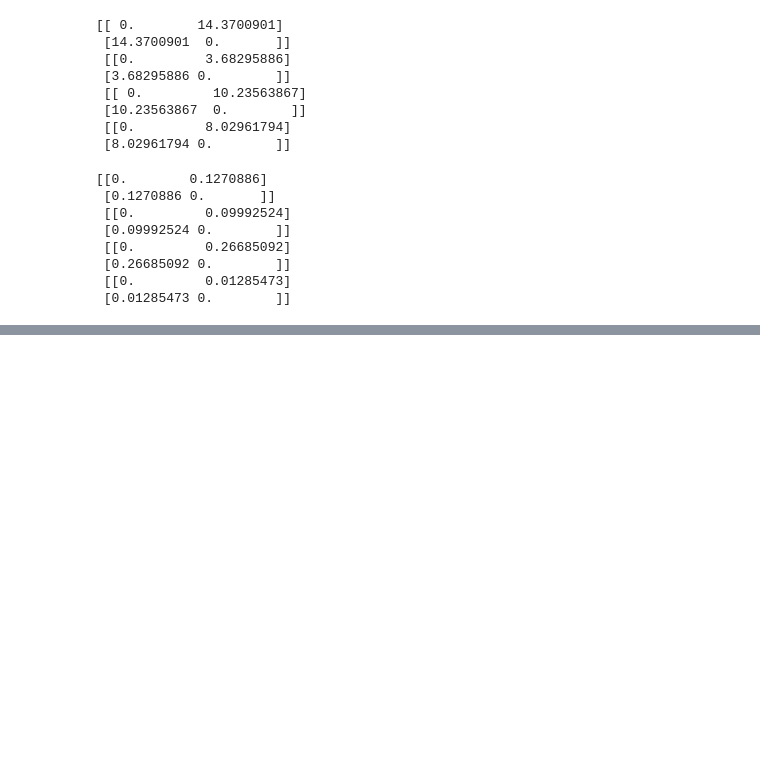
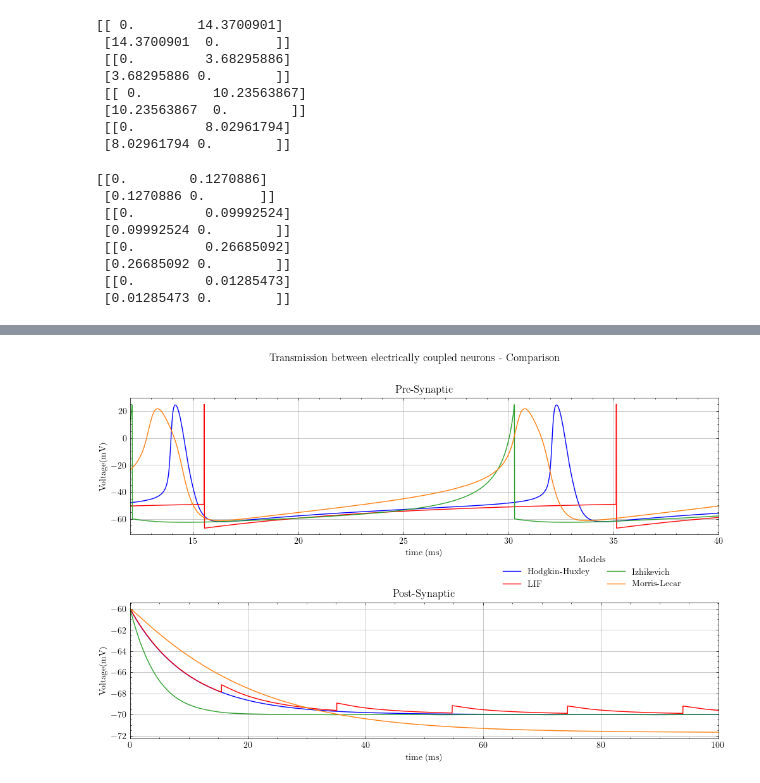
Before and after one commit to Sir-Bip-Bop/Gap-Junction-Coupling-Studies, a Jupyter notebook: synchrony.ipynb, the cells around one changed output, grey strips where cells are left out. Drawn from its saved outputs; the diff is of its cells as text; code cells hidden in the pictures; blank space fills up the shorter version.

```diff
--- a/synchrony.ipynb
+++ b/synchrony.ipynb
@@ -190,0 +238,16 @@ print(van_Rossum_HH/firing_rate_HH, '\n', van_Rossum_IF/firing_rate_IF, '\n', va
+# %%
+#IZH
+Is = np.array([ [0, 0.05], [0.05, 0]])
+tau = 0.65
+y0 = [-60, -60]
+u0 = [0,0]
+k_izh = 0.04
+data_Ish, completeIsh, matrix_Ish = rk_ish_Rossum(dt,t_final,order,y0,u0,I,Is,*params_IZH,0,tau)
+# %%
+#ML
+k_ML = 0.008
+Is = np.array([ [0, 0.05], [0.05, 0]])
+tau = 0.65
+y0 = [-60 , -60]
+w0 = [0.0007223855976593603, 0.0007223855976593603]
+data_ML, completeML, matrix_ML = rk_ml_Rossum(dt,t_final,2,y0,w0,*params_ML,I,Isyn,0,tau)
@@ -190,0 +283,40 @@ print(van_Rossum_HH/firing_rate_HH, '\n', van_Rossum_IF/firing_rate_IF, '\n', va
+# %%
+time = np.linspace(0,t_final,int(t_final/dt))
+
+fig, (ax1, ax2) = plt.subplots(2,1)
+
+fig.subplots_adjust(hspace=0.5)
+ax1.set_xlabel('time (ms)')
+ax2.set_xlabel('time (ms)')
+
+ax1.set_ylabel('Voltage(mV)')
+ax2.set_ylabel('Voltage(mV)')
+
+ax1.set_xlim(12,40)
+ax2.set_xlim(0,100)
+
+
+plt.suptitle('Transmission between electrically coupled neurons - Comparison')
+
+ax1.title.set_text('Pre-Synaptic')
+ax1.plot(time,data_HH[:,0], color = 'b', label = 'HH')
+ax1.plot(time,data_IF[:,0], color = 'r', label = 'LIF')
+ax1.plot(time,data_Ish[:,0], color = 'tab:green', label = 'Izhikevich')
+ax1.plot(time,data_ML[:,0], color = 'tab:orange', label = 'Morris-Lecar' )
+
+ax2.title.set_text('Post-Synaptic')
+
+ax2.plot(time,data_HH[:,1], label = 'Hodgkin-Huxley', color = 'b')
+ax2.plot(time,data_IF[:,1], label =' LIF', color= 'red')
+ax2.plot(time,data_Ish[:,1], color = 'tab:green', label = 'Izhikevich')
+ax2.plot(time,data_ML[:,1], color = 'tab:orange', label = 'Morris-Lecar')
+
+
+
+ax2.legend(title = 'Models',bbox_to_anchor=(0.95, 1.4),ncols=2)
+ax1.grid()
+ax2.grid()
+
+plt.show()
+# %% [output]
+[figure, added]
```
Also changed, not shown: parts of 22 cells of this notebook, 2 other files.
